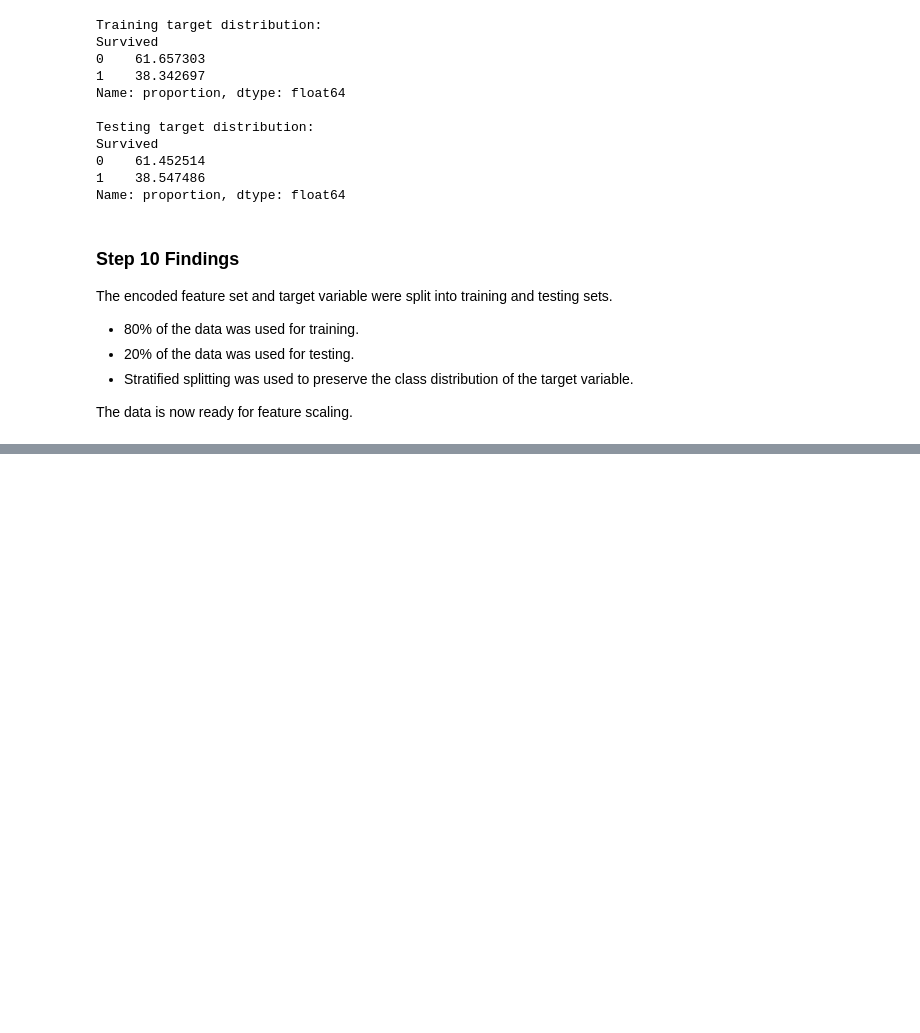
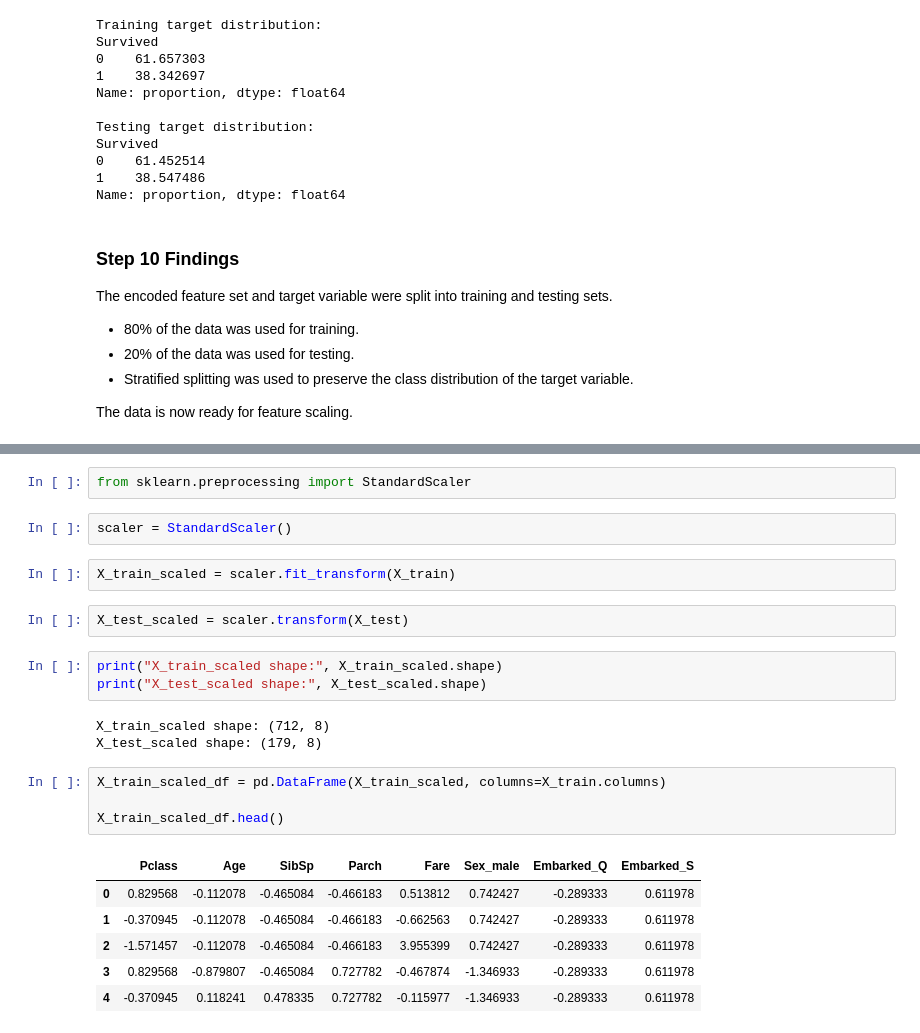
Before and after one commit to oshan-rajakaruna/titanic-survival-ml-practical, a Jupyter notebook: notebooks/01_titanic_survival_ml_pipeline.ipynb, the cells around one changed output, grey strips where cells are left out. Cells and saved outputs as stored; diff of their text form; blank space fills up the shorter version.

Commit message:
Scale feature data
Applied StandardScaler to the training and testing feature sets while avoiding data leakage.

```diff
--- a/notebooks/01_titanic_survival_ml_pipeline.ipynb
+++ b/notebooks/01_titanic_survival_ml_pipeline.ipynb
@@ -575,0 +584,25 @@ The data is now ready for feature scaling.
+# %%
+from sklearn.preprocessing import StandardScaler
+# %%
+scaler = StandardScaler()
+# %%
+X_train_scaled = scaler.fit_transform(X_train)
+# %%
+X_test_scaled = scaler.transform(X_test)
+# %%
+print("X_train_scaled shape:", X_train_scaled.shape)
+print("X_test_scaled shape:", X_test_scaled.shape)
+# %% [output]
+X_train_scaled shape: (712, 8)
+X_test_scaled shape: (179, 8)
+# %%
+X_train_scaled_df = pd.DataFrame(X_train_scaled, columns=X_train.columns)
+
+X_train_scaled_df.head()
+# %% [output]
+|  | Pclass | Age | SibSp | Parch | Fare | Sex_male | Embarked_Q | Embarked_S |
+| 0 | 0.829568 | -0.112078 | -0.465084 | -0.466183 | 0.513812 | 0.742427 | -0.289333 | 0.611978 |
+| 1 | -0.370945 | -0.112078 | -0.465084 | -0.466183 | -0.662563 | 0.742427 | -0.289333 | 0.611978 |
+| 2 | -1.571457 | -0.112078 | -0.465084 | -0.466183 | 3.955399 | 0.742427 | -0.289333 | 0.611978 |
+| 3 | 0.829568 | -0.879807 | -0.465084 | 0.727782 | -0.467874 | -1.346933 | -0.289333 | 0.611978 |
+| 4 | -0.370945 | 0.118241 | 0.478335 | 0.727782 | -0.115977 | -1.346933 | -0.289333 | 0.611978 |
```
Also changed, not shown: parts of 2 cells of this notebook.
